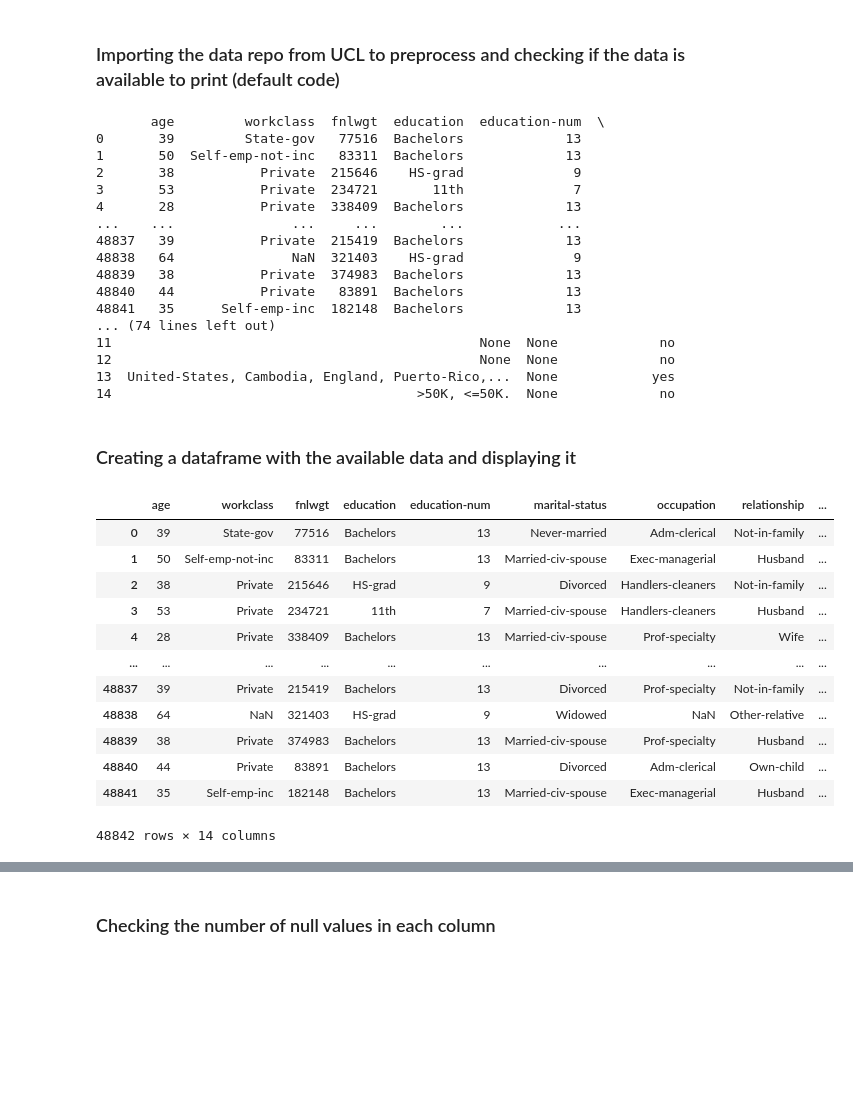
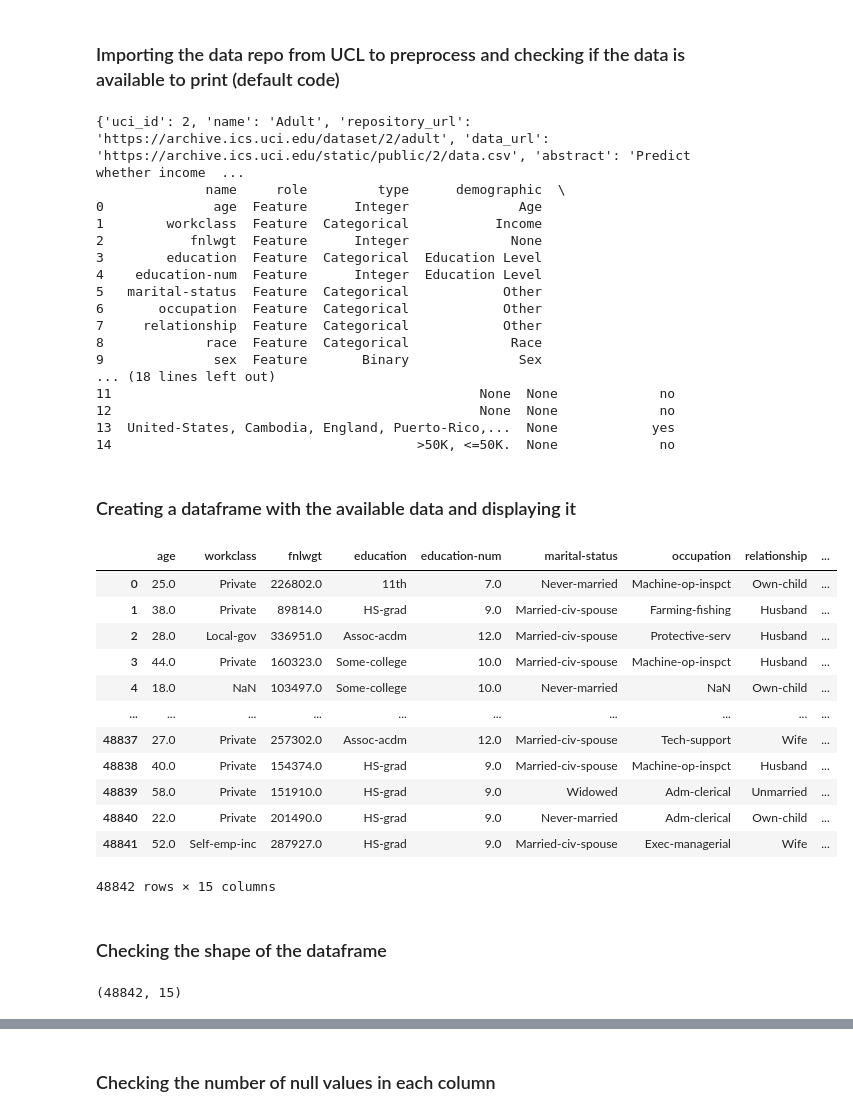
Before and after one commit to Uziii-man/Automatic-Census-Data-Modeling, a Jupyter notebook: Preprocessing the Census Data.ipynb, the cells around one changed output, grey strips where cells are left out. Saved outputs shown, nothing was run; the diff lists cells and outputs as text; code cells hidden in the pictures; blank space fills up the shorter version.

```diff
--- a/Preprocessing the Census Data.ipynb
+++ b/Preprocessing the Census Data.ipynb
@@ -19,44 +24,27 @@ X = adult.data.features
 y = adult.data.targets
 
 # metadata
-print("Meta Data\n", adult.metadata)
+print(adult.metadata)
 
 # variable information
-print("\nVarraibles\n", adult.variables)
+print(adult.variables)
 # %% [output]
-       age         workclass  fnlwgt  education  education-num  \
-0       39         State-gov   77516  Bachelors             13
-1       50  Self-emp-not-inc   83311  Bachelors             13
-2       38           Private  215646    HS-grad              9
-3       53           Private  234721       11th              7
-4       28           Private  338409  Bachelors             13
-...    ...               ...     ...        ...            ...
-48837   39           Private  215419  Bachelors             13
-48838   64               NaN  321403    HS-grad              9
-48839   38           Private  374983  Bachelors             13
-48840   44           Private   83891  Bachelors             13
-48841   35      Self-emp-inc  182148  Bachelors             13
-... (74 lines left out)
+{'uci_id': 2, 'name': 'Adult', 'repository_url': 'https://archive.ics.uci.edu/dataset/2/adult', 'data_url': 'https://archive.ics.uci.edu/static/public/2/data.csv', 'abstract': 'Predict whether income  ...
+              name     role         type      demographic  \
+0              age  Feature      Integer              Age
+1        workclass  Feature  Categorical           Income
+2           fnlwgt  Feature      Integer             None
+3        education  Feature  Categorical  Education Level
+4    education-num  Feature      Integer  Education Level
+5   marital-status  Feature  Categorical            Other
+6       occupation  Feature  Categorical            Other
+7     relationship  Feature  Categorical            Other
+8             race  Feature  Categorical             Race
+9              sex  Feature       Binary              Sex
+... (18 lines left out)
 11                                               None  None             no
 12                                               None  None             no
 13  United-States, Cambodia, England, Puerto-Rico,...  None            yes
 14                                       >50K, <=50K.  None             no
 # %% [markdown]
 ### Creating a dataframe with the available data and displaying it
-# %%
-df_census_data = pd.DataFrame(adult.data.features)
-df_census_data
-# %% [output]
-|  | age | workclass | fnlwgt | education | education-num | marital-status | occupation | relationship | ... |
-| 0 | 39 | State-gov | 77516 | Bachelors | 13 | Never-married | Adm-clerical | Not-in-family | ... |
-| 1 | 50 | Self-emp-not-inc | 83311 | Bachelors | 13 | Married-civ-spouse | Exec-managerial | Husband | ... |
-| 2 | 38 | Private | 215646 | HS-grad | 9 | Divorced | Handlers-cleaners | Not-in-family | ... |
-| 3 | 53 | Private | 234721 | 11th | 7 | Married-civ-spouse | Handlers-cleaners | Husband | ... |
-| 4 | 28 | Private | 338409 | Bachelors | 13 | Married-civ-spouse | Prof-specialty | Wife | ... |
-| ... | ... | ... | ... | ... | ... | ... | ... | ... | ... |
-| 48837 | 39 | Private | 215419 | Bachelors | 13 | Divorced | Prof-specialty | Not-in-family | ... |
-| 48838 | 64 | NaN | 321403 | HS-grad | 9 | Widowed | NaN | Other-relative | ... |
-| 48839 | 38 | Private | 374983 | Bachelors | 13 | Married-civ-spouse | Prof-specialty | Husband | ... |
-| 48840 | 44 | Private | 83891 | Bachelors | 13 | Divorced | Adm-clerical | Own-child | ... |
-| 48841 | 35 | Self-emp-inc | 182148 | Bachelors | 13 | Married-civ-spouse | Exec-managerial | Husband | ... |
-48842 rows × 14 columns
@@ -62,0 +57,25 @@ df_census_data
+# %%
+adult = fetch_openml(name="adult", version=2)
+df_census_data = pd.DataFrame(data=adult.data, columns=adult.feature_names)
+df_census_data["target"] = adult.target
+df_census_data
+# %% [output]
+|  | age | workclass | fnlwgt | education | education-num | marital-status | occupation | relationship | ... |
+| 0 | 25.0 | Private | 226802.0 | 11th | 7.0 | Never-married | Machine-op-inspct | Own-child | ... |
+| 1 | 38.0 | Private | 89814.0 | HS-grad | 9.0 | Married-civ-spouse | Farming-fishing | Husband | ... |
+| 2 | 28.0 | Local-gov | 336951.0 | Assoc-acdm | 12.0 | Married-civ-spouse | Protective-serv | Husband | ... |
+| 3 | 44.0 | Private | 160323.0 | Some-college | 10.0 | Married-civ-spouse | Machine-op-inspct | Husband | ... |
+| 4 | 18.0 | NaN | 103497.0 | Some-college | 10.0 | Never-married | NaN | Own-child | ... |
+| ... | ... | ... | ... | ... | ... | ... | ... | ... | ... |
+| 48837 | 27.0 | Private | 257302.0 | Assoc-acdm | 12.0 | Married-civ-spouse | Tech-support | Wife | ... |
+| 48838 | 40.0 | Private | 154374.0 | HS-grad | 9.0 | Married-civ-spouse | Machine-op-inspct | Husband | ... |
+| 48839 | 58.0 | Private | 151910.0 | HS-grad | 9.0 | Widowed | Adm-clerical | Unmarried | ... |
+| 48840 | 22.0 | Private | 201490.0 | HS-grad | 9.0 | Never-married | Adm-clerical | Own-child | ... |
+| 48841 | 52.0 | Self-emp-inc | 287927.0 | HS-grad | 9.0 | Married-civ-spouse | Exec-managerial | Wife | ... |
+48842 rows × 15 columns
+# %% [markdown]
+### Checking the shape of the dataframe
+# %%
+df_census_data.shape
+# %% [output]
+(48842, 15)
```
Also changed, not shown: parts of 27 cells of this notebook, 1 other file.
